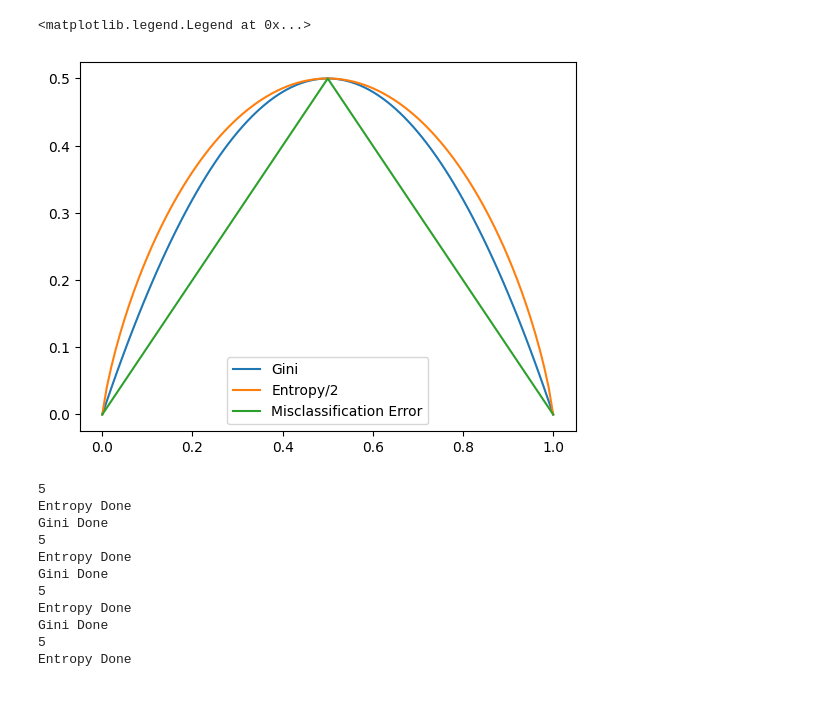
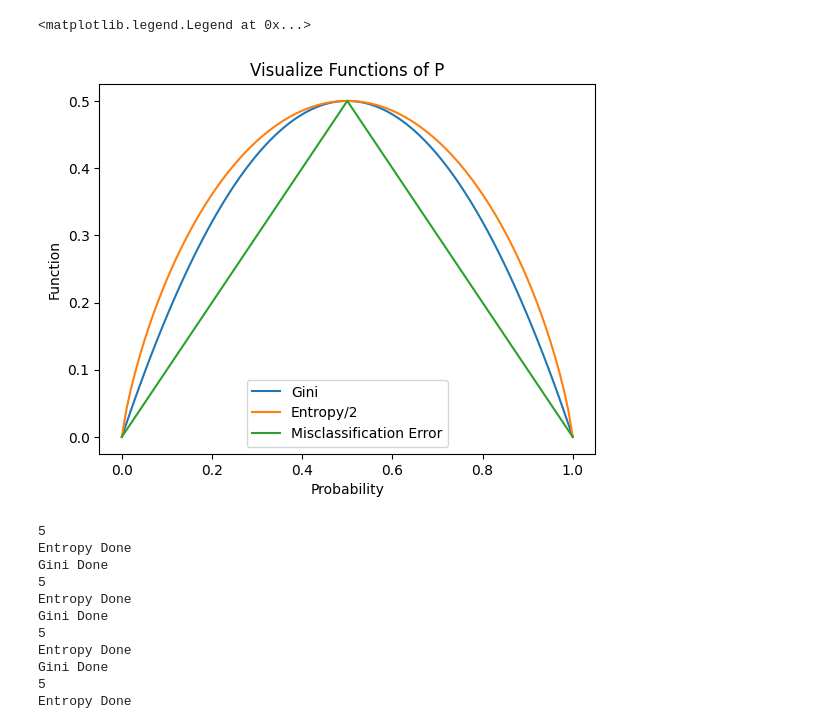
Before and after one commit to JosephAFerguson/CS6037_MachineLearning, a Jupyter notebook: Assignment3/assignment3code.ipynb, the cells around one changed output. Saved outputs shown, nothing was run; the diff lists cells and outputs as text; code cells hidden in the pictures; blank space fills up the shorter version.

```diff
--- a/Assignment3/assignment3code.ipynb
+++ b/Assignment3/assignment3code.ipynb
@@ -67,33 +69,36 @@ def combine(stats):
 # %%
 # part 1a - visualize the functions
 # grab values 0 to 1 stepping 0.01
 p = np.arange(0,1.01,0.01)
 ginis = []
 ents = []
 misses = []
 def gini(p):
     return 1 - p**2 - (1-p)**2
 def ent(p):
     if p ==0 or p==1:
         return 0
     return -0.5*((p*np.log2(p)) + (1-p)*np.log2(1-p))
 def mis(p):
     return 1 - max(p,1-p)
 
 # calculate the functions
 for val in p:
     ginis.append(gini(val))
     ents.append(ent(val))
     misses.append(mis(val))
 
 # plot the results
 plt.plot(p, ginis, label="Gini")
 plt.plot(p, ents, label="Entropy/2")
 plt.plot(p,misses, label="Misclassification Error")
+plt.xlabel("Probability")
+plt.ylabel("Function")
+plt.title("Visualize Functions of P")
 plt.legend(loc='lower center')
 # %% [output]
 <matplotlib.legend.Legend at 0x...>
-[figure, old version]
+[figure, new version]
 # %%
 ### part 1b - how often the two criteria choose the same feature at the root and at depth 1–2
 def getFeaturesAtDepth1_2(model):
```
Also changed, not shown: parts of 35 cells of this notebook, 12 other files.
